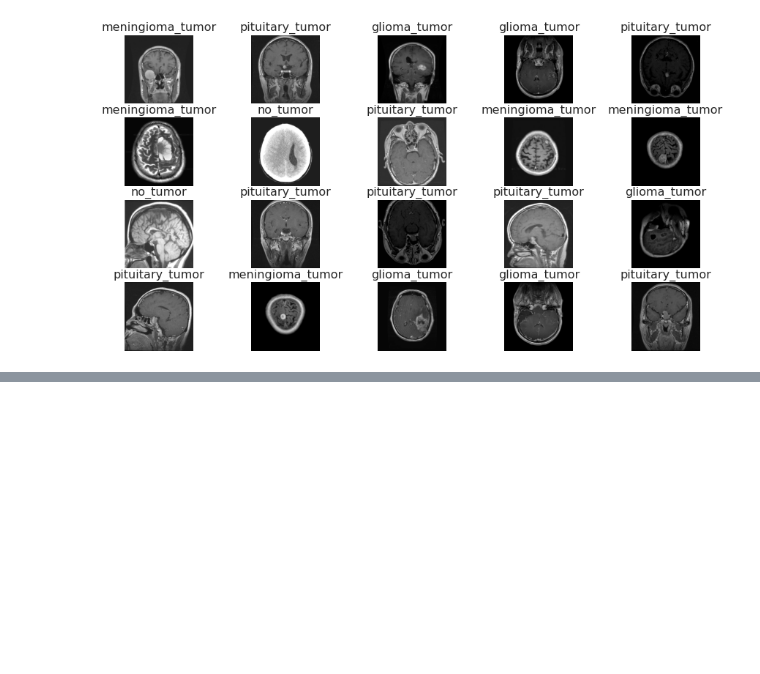
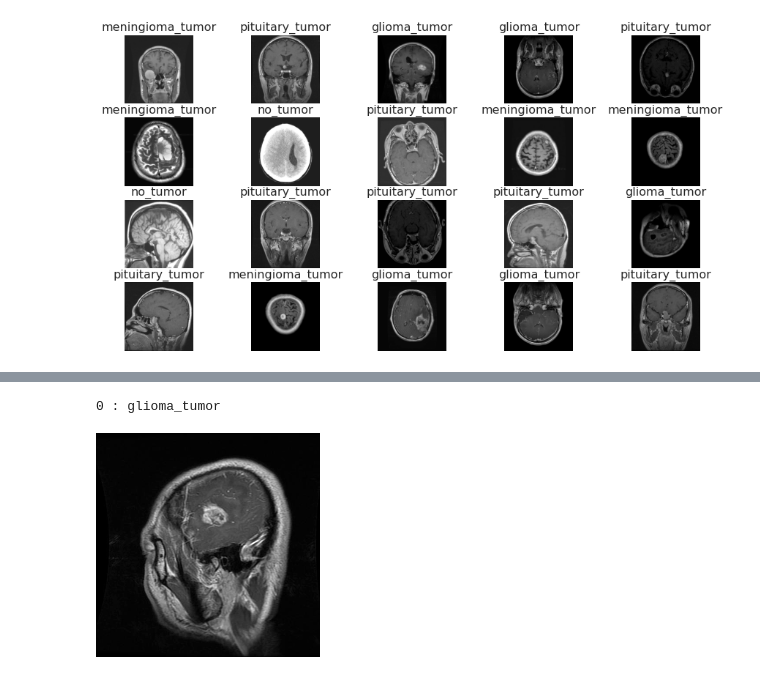
Before and after one commit to dhelms1/brain_tumor, a Jupyter notebook: MRImodeling.ipynb, the cells around one changed output, grey strips where cells are left out. Drawn from its saved outputs; the diff is of its cells as text; code cells hidden in the pictures; blank space fills up the shorter version.

Commit message:
tf dataset convert to tfrecords, ready to be uploaded to S3

```diff
--- a/MRImodeling.ipynb
+++ b/MRImodeling.ipynb
@@ -223,0 +224,21 @@ show_images(train_images, train_labels)
+# %%
+labels = {
+    'glioma_tumor': 0,
+    'meningioma_tumor': 1,
+    'no_tumor': 2,
+    'pituitary_tumor': 3
+}
+
+image_feature_description = {
+    'label': tf.io.FixedLenFeature([], tf.int64),
+    'image_raw': tf.io.FixedLenFeature([], tf.string),
+}
+
+def encodeImage(data):
+    data= cv2.cvtColor(data, cv2.COLOR_BGR2RGB)
+    return bytes(data)
+
+def decodeImage(data):
+    decoded = np.frombuffer(data, dtype=np.float32) # changed from np.fromstring()
+    decoded = decoded.reshape((IMG_SIZE, IMG_SIZE,3)) # convert to image dimensions
+    return decoded
@@ -223,0 +272,7 @@ show_images(train_images, train_labels)
+# %%
+train_record_file = 'train_images.tfrecords'
+
+with tf.io.TFRecordWriter(train_record_file) as writer:
+    for image, label in train_dataset.as_numpy_iterator():
+        tf_example = tf_image_format(encodeImage(image), label.decode('UTF-8'))
+        writer.write(tf_example.SerializeToString())
@@ -223,0 +286,19 @@ show_images(train_images, train_labels)
+# %%
+tmp_label = None
+tmp_img_decoded = None
+
+tf_record_dataset = tf.data.TFRecordDataset(train_record_file)
+train_record_dataset = tf_record_dataset.map(_parse_image_function)
+
+for img_features in train_record_dataset:
+    tmp_label = img_features['label'].numpy()
+    tmp_img_decoded = decodeImage(img_features['image_raw'].numpy())
+    break
+# %%
+inv_labels = {v: k for k, v in labels.items()} # map one-hot-encoded label to string label
+
+print(tmp_label, ':', inv_labels[tmp_label])
+array_to_img(tmp_img_decoded)
+# %% [output]
+0 : glioma_tumor
+[figure, added]
```
Also changed, not shown: parts of 9 cells of this notebook.
